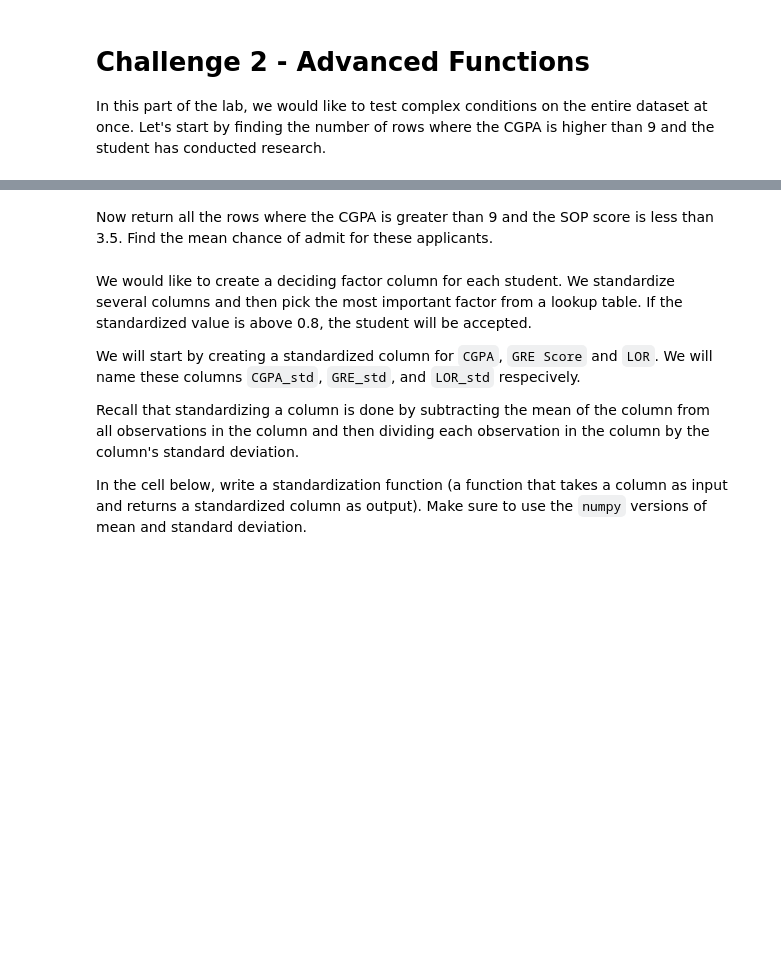
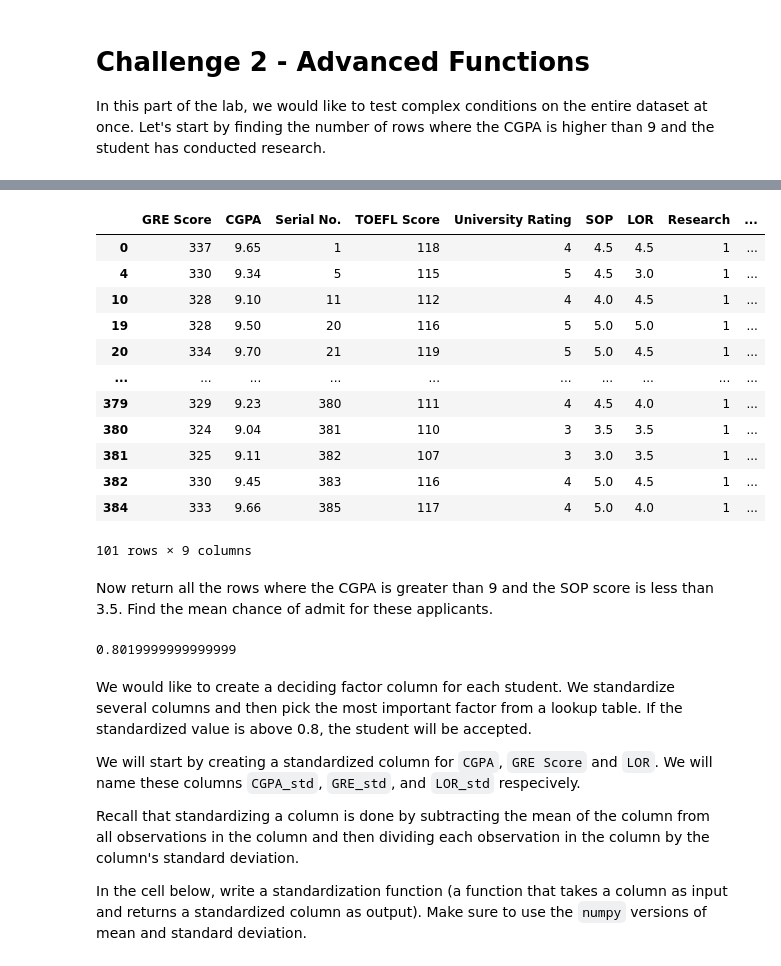
Before and after one commit to ta-data-remote/lab-advanced-pandas, a Jupyter notebook: your-code/main.ipynb, the cells around one changed output, grey strips where cells are left out. Cells and saved outputs as stored; diff of their text form; code cells hidden in the pictures; blank space fills up the shorter version.

```diff
--- a/your-code/main.ipynb
+++ b/your-code/main.ipynb
@@ -50,2 +152,19 @@ In this part of the lab, we would like to test complex conditions on the entire
+# %%
+cond1 = ad[((ad['CGPA']>9)&(ad['Research']==1))]
+cond1
+# %% [output]
+|  | GRE Score | CGPA | Serial No. | TOEFL Score | University Rating | SOP | LOR | Research | ... |
+| 0 | 337 | 9.65 | 1 | 118 | 4 | 4.5 | 4.5 | 1 | ... |
+| 4 | 330 | 9.34 | 5 | 115 | 5 | 4.5 | 3.0 | 1 | ... |
+| 10 | 328 | 9.10 | 11 | 112 | 4 | 4.0 | 4.5 | 1 | ... |
+| 19 | 328 | 9.50 | 20 | 116 | 5 | 5.0 | 5.0 | 1 | ... |
+| 20 | 334 | 9.70 | 21 | 119 | 5 | 5.0 | 4.5 | 1 | ... |
+| ... | ... | ... | ... | ... | ... | ... | ... | ... | ... |
+| 379 | 329 | 9.23 | 380 | 111 | 4 | 4.5 | 4.0 | 1 | ... |
+| 380 | 324 | 9.04 | 381 | 110 | 3 | 3.5 | 3.5 | 1 | ... |
+| 381 | 325 | 9.11 | 382 | 107 | 3 | 3.0 | 3.5 | 1 | ... |
+| 382 | 330 | 9.45 | 383 | 116 | 4 | 5.0 | 4.5 | 1 | ... |
+| 384 | 333 | 9.66 | 385 | 117 | 4 | 5.0 | 4.0 | 1 | ... |
+101 rows × 9 columns
 # %% [markdown]
 Now return all the rows where the CGPA is greater than 9 and the SOP score is less than 3.5. Find the mean chance of admit for these applicants.
@@ -54,3 +171,9 @@ Now return all the rows where the CGPA is greater than 9 and the SOP score is le
+# %%
+cond2 = ad[((ad['CGPA']>9)&(ad['SOP']<3.5))]
+
+cond2['Chance of Admit'].mean()
+# %% [output]
+0.8019999999999999
 # %% [markdown]
 We would like to create a deciding factor column for each student. We standardize several columns and then pick the most important factor from a lookup table. If the standardized value is above 0.8, the student will be accepted.
 
```
Also changed, not shown: parts of 42 cells of this notebook, 1 other file.
